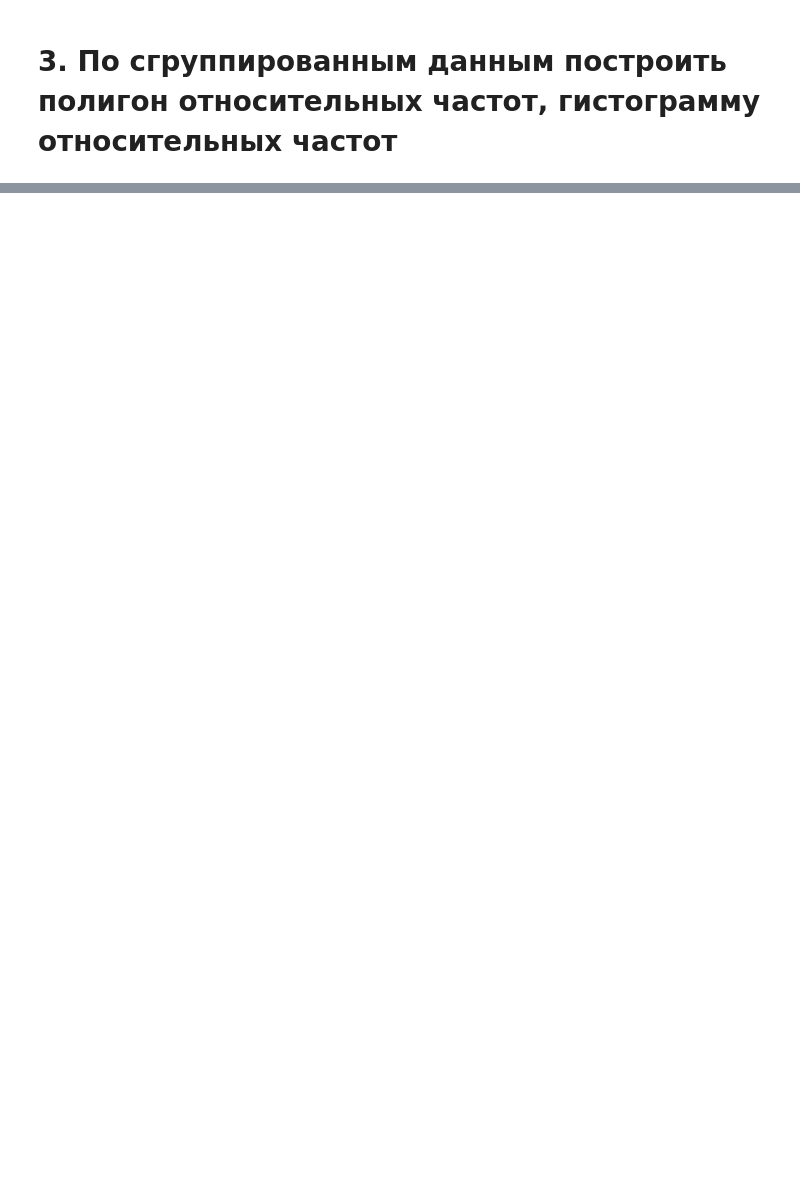
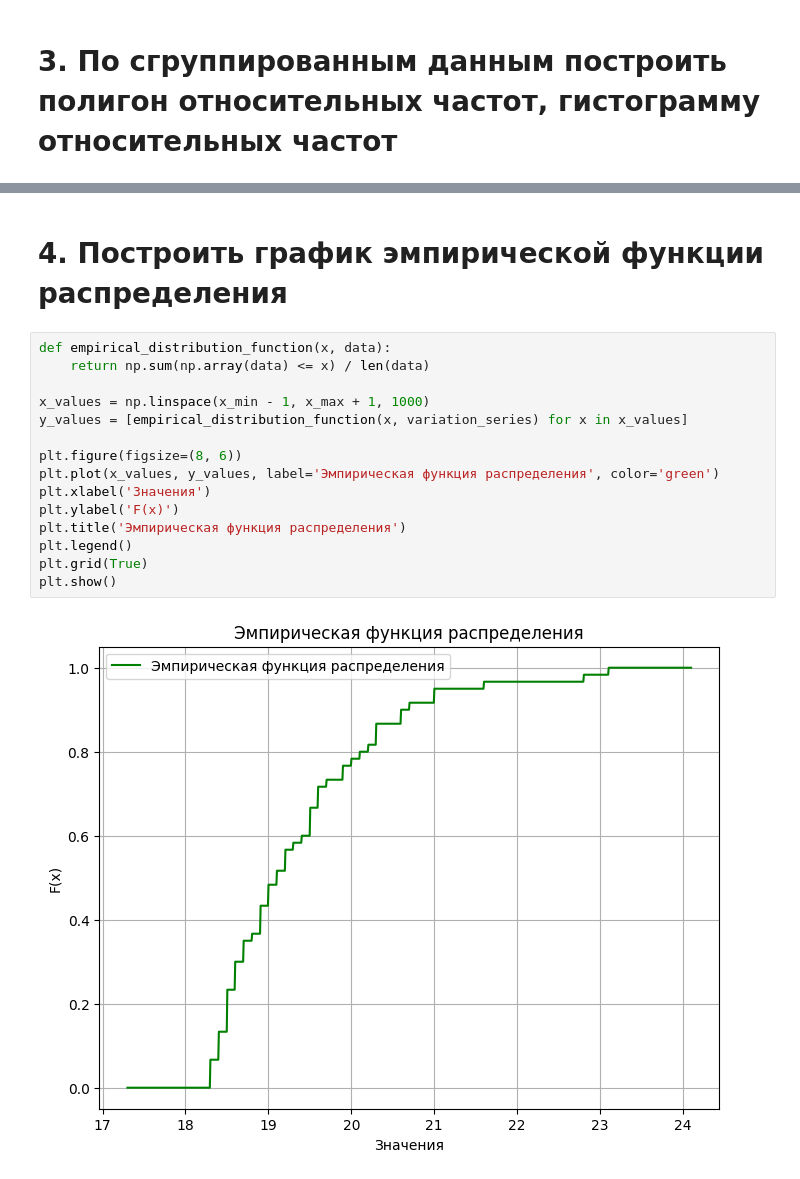
Before and after one commit to AlexeyRau/OMGTU, a Jupyter notebook: 2 курс/4 семестр/ТерВер/lab1/lab1.ipynb, the cells around one changed output, grey strips where cells are left out. Drawn from its saved outputs; the diff is of its cells as text; blank space fills up the shorter version.

```diff
--- a/2 курс/4 семестр/ТерВер/lab1/lab1.ipynb
+++ b/2 курс/4 семестр/ТерВер/lab1/lab1.ipynb
@@ -184,0 +175,19 @@ plt.show()
+# %% [markdown]
+# 4. Построить график эмпирической функции распределения
+# %%
+def empirical_distribution_function(x, data):
+    return np.sum(np.array(data) <= x) / len(data)
+
+x_values = np.linspace(x_min - 1, x_max + 1, 1000)
+y_values = [empirical_distribution_function(x, variation_series) for x in x_values]
+
+plt.figure(figsize=(8, 6))
+plt.plot(x_values, y_values, label='Эмпирическая функция распределения', color='green')
+plt.xlabel('Значения')
+plt.ylabel('F(x)')
+plt.title('Эмпирическая функция распределения')
+plt.legend()
+plt.grid(True)
+plt.show()
+# %% [output]
+[figure, added]
```
Also changed, not shown: parts of 11 cells of this notebook.
